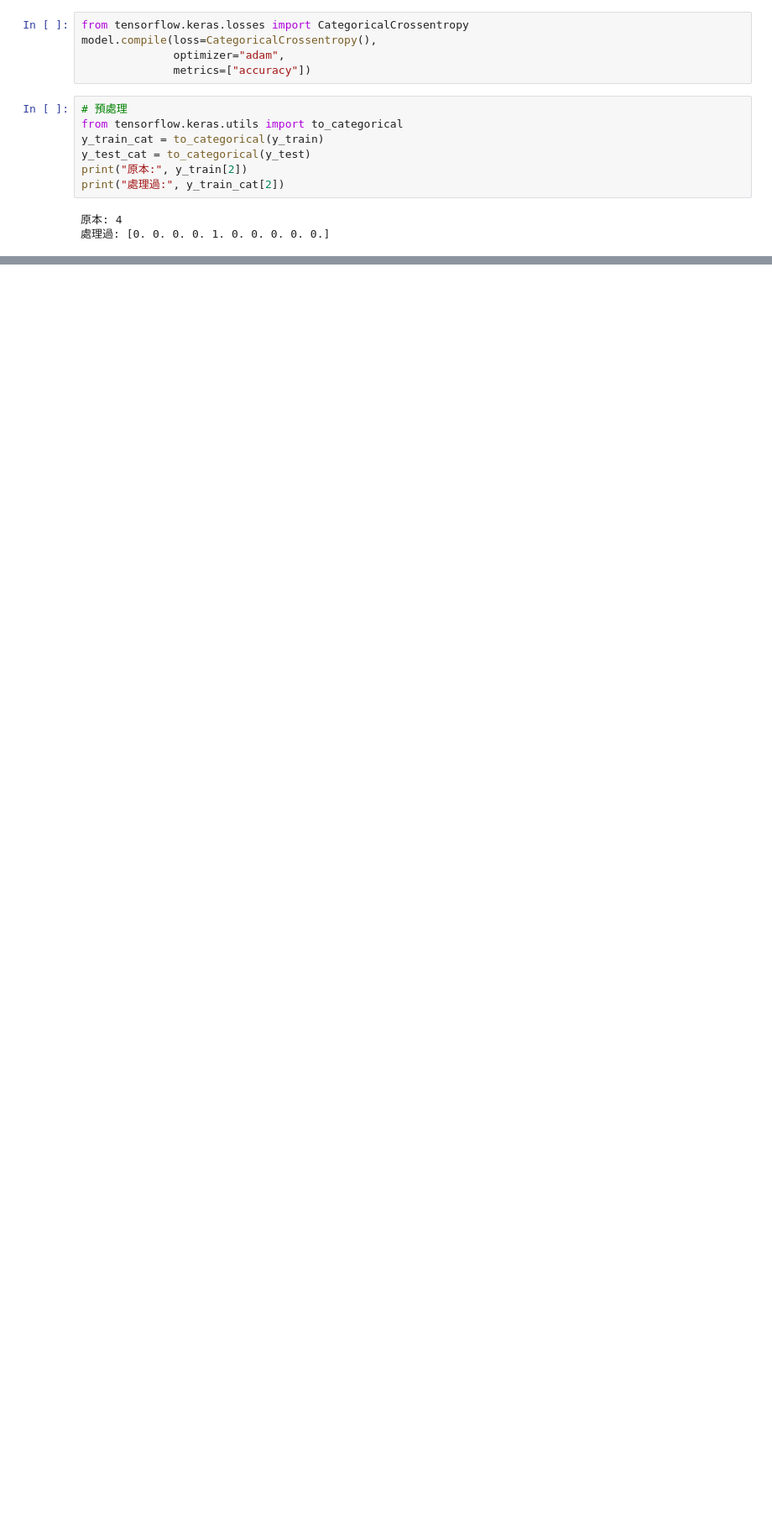
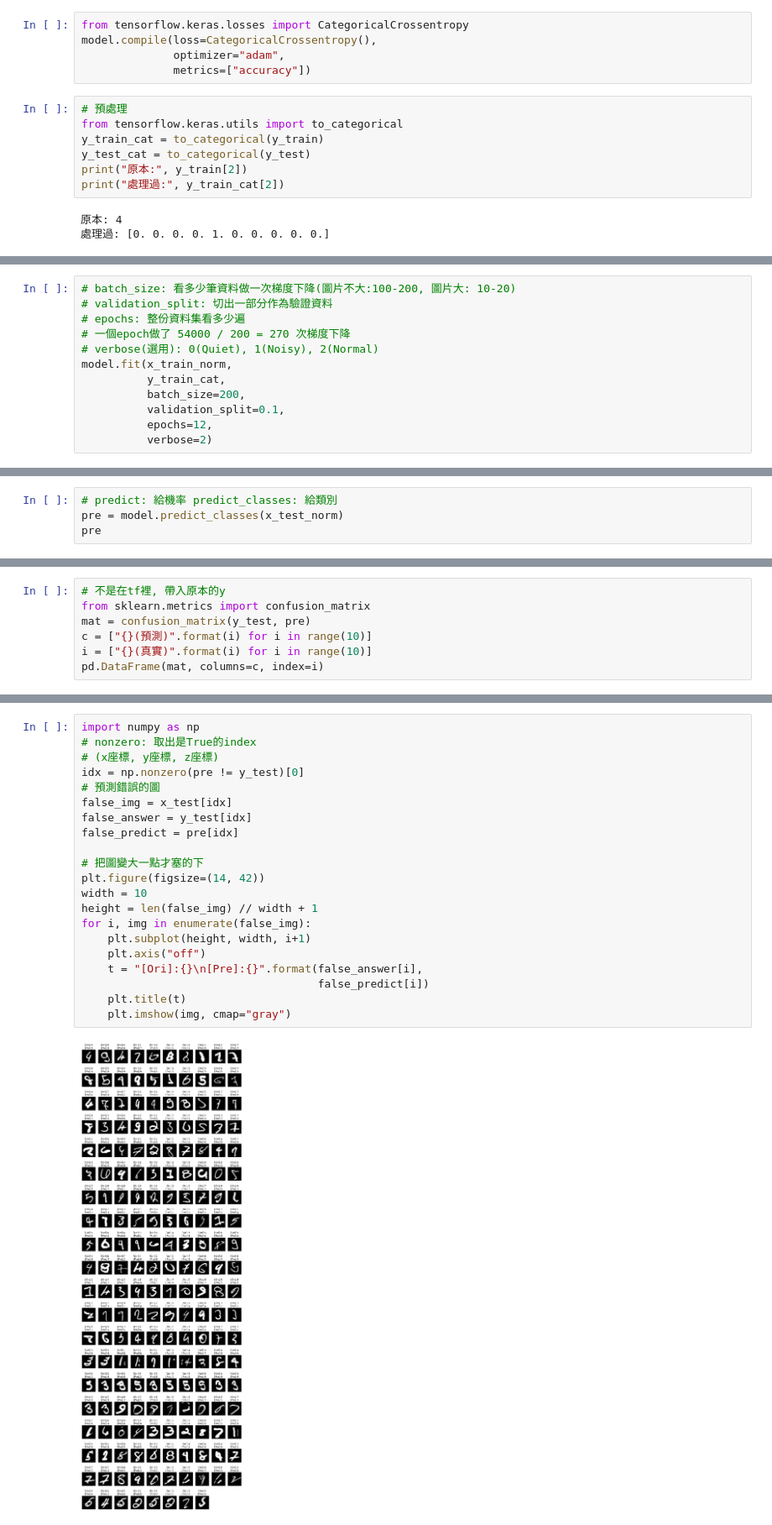
Before and after one commit to Elwing-Chou/ML0423, a Jupyter notebook: mnist.ipynb, the cells around one changed output, grey strips where cells are left out. Shown at 84% size. Drawn from its saved outputs; the diff is of its cells as text; blank space fills up the shorter version.

```diff
--- a/mnist.ipynb
+++ b/mnist.ipynb
@@ -88,0 +88,12 @@ x_train_norm.shape
+# %%
+# batch_size: 看多少筆資料做一次梯度下降(圖片不大:100-200, 圖片大: 10-20)
+# validation_split: 切出一部分作為驗證資料
+# epochs: 整份資料集看多少遍
+# 一個epoch做了 54000 / 200 = 270 次梯度下降
+# verbose(選用): 0(Quiet), 1(Noisy), 2(Normal)
+model.fit(x_train_norm,
+          y_train_cat,
+          batch_size=200,
+          validation_split=0.1,
+          epochs=12,
+          verbose=2)
@@ -88,0 +125,4 @@ x_train_norm.shape
+# %%
+# predict: 給機率 predict_classes: 給類別
+pre = model.predict_classes(x_test_norm)
+pre
@@ -88,0 +131,7 @@ x_train_norm.shape
+# %%
+# 不是在tf裡, 帶入原本的y
+from sklearn.metrics import confusion_matrix
+mat = confusion_matrix(y_test, pre)
+c = ["{}(預測)".format(i) for i in range(10)]
+i = ["{}(真實)".format(i) for i in range(10)]
+pd.DataFrame(mat, columns=c, index=i)
@@ -88,0 +150,23 @@ x_train_norm.shape
+# %%
+import numpy as np
+# nonzero: 取出是True的index
+# (x座標, y座標, z座標)
+idx = np.nonzero(pre != y_test)[0]
+# 預測錯誤的圖
+false_img = x_test[idx]
+false_answer = y_test[idx]
+false_predict = pre[idx]
+
+# 把圖變大一點才塞的下
+plt.figure(figsize=(14, 42))
+width = 10
+height = len(false_img) // width + 1
+for i, img in enumerate(false_img):
+    plt.subplot(height, width, i+1)
+    plt.axis("off")
+    t = "[Ori]:{}\n[Pre]:{}".format(false_answer[i],
+                                    false_predict[i])
+    plt.title(t)
+    plt.imshow(img, cmap="gray")
+# %% [output]
+[figure, added]
```
Also changed, not shown: parts of 7 cells of this notebook.
